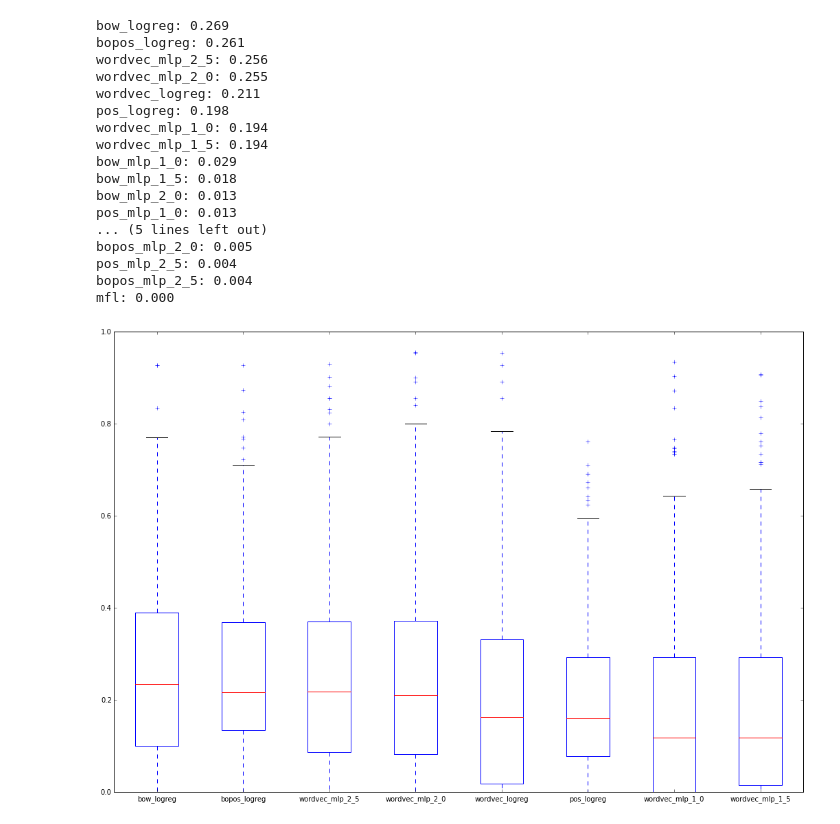
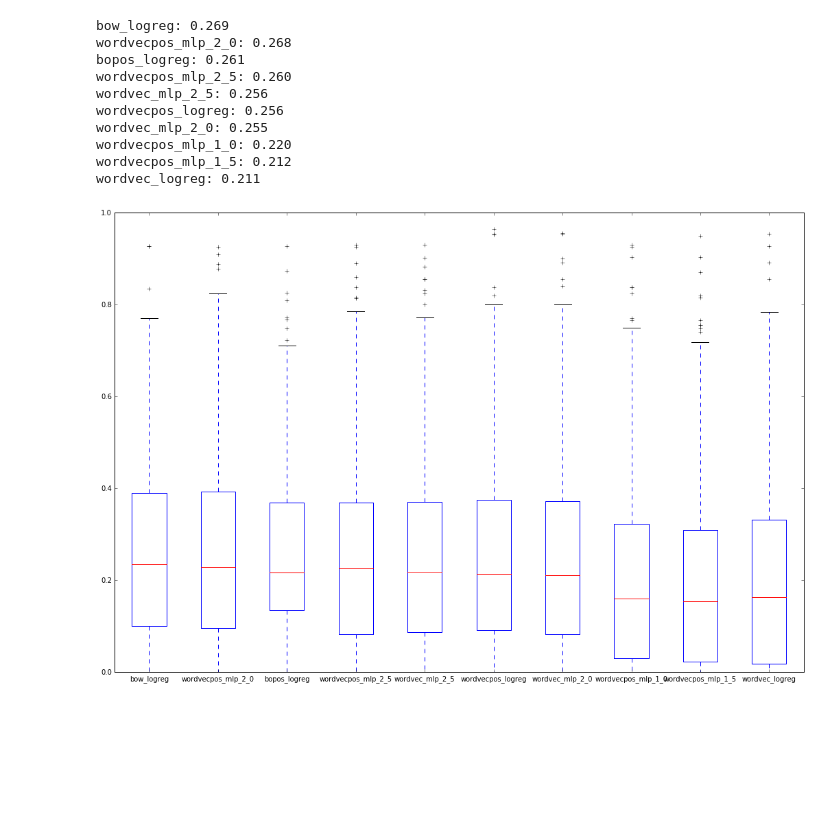
Before and after one commit to crscardellino/dnnwsd, a Jupyter notebook: graphics/graphics_all.ipynb, the cells around one changed output. Saved outputs shown, nothing was run; the diff lists cells and outputs as text; code cells hidden in the pictures; blank space fills up the shorter version.

```diff
--- a/graphics/graphics_all.ipynb
+++ b/graphics/graphics_all.ipynb
@@ -35,9 +35,14 @@ experiments = [
     "wordvec_mlp_1_5",
     "wordvec_mlp_2_0",
     "wordvec_mlp_2_5",
+    "wordvecpos_logreg",
+    "wordvecpos_mlp_1_0",
+    "wordvecpos_mlp_1_5",
+    "wordvecpos_mlp_2_0",
+    "wordvecpos_mlp_2_5"
 ]
 
-directory = "../results/"
+directory = "../resources/results/results_supervised/"
 verbs_file = "../resources/sensem/verbs"
 # %%
 with open(verbs_file, "r") as f:
@@ -104,8 +109,8 @@ def get_boxplot_lcr():
 
     return boxplot_lcr
 # %%
-plt.boxplot(get_boxplot_accuracies()[:8], labels=zip(*best_experiments_accuracy)[0][:8])
+plt.boxplot(get_boxplot_accuracies()[:10], labels=zip(*best_experiments_accuracy)[0][:10])
 
-for experiment, value in best_experiments_accuracy:
+for experiment, value in best_experiments_accuracy[:10]:
     print "{}: {:.03f}".format(experiment, value)
 # %% [output]
@@ -130,6 +128,6 @@ mfl: 0.660
 # %%
-plt.boxplot(get_boxplot_mcp()[:8], labels=zip(*best_experiments_mcp)[0][:8])
+plt.boxplot(get_boxplot_mcp()[:10], labels=zip(*best_experiments_mcp)[0][:10])
 
-for experiment, value in best_experiments_mcp:
+for experiment, value in best_experiments_mcp[:10]:
     print "{}: {:.03f}".format(experiment, value)
 # %% [output]
@@ -154,24 +145,17 @@ bopos_mlp_2_5: 0.658
 # %%
-plt.boxplot(get_boxplot_lcr()[:8], labels=zip(*best_experiments_lcr)[0][:8])
+plt.boxplot(get_boxplot_lcr()[:10], labels=zip(*best_experiments_lcr)[0][:10])
 
-for experiment, value in best_experiments_lcr:
+for experiment, value in best_experiments_lcr[:10]:
     print "{}: {:.03f}".format(experiment, value)
 # %% [output]
 bow_logreg: 0.269
+wordvecpos_mlp_2_0: 0.268
 bopos_logreg: 0.261
+wordvecpos_mlp_2_5: 0.260
 wordvec_mlp_2_5: 0.256
+wordvecpos_logreg: 0.256
 wordvec_mlp_2_0: 0.255
+wordvecpos_mlp_1_0: 0.220
+wordvecpos_mlp_1_5: 0.212
 wordvec_logreg: 0.211
-pos_logreg: 0.198
-wordvec_mlp_1_0: 0.194
-wordvec_mlp_1_5: 0.194
-bow_mlp_1_0: 0.029
-bow_mlp_1_5: 0.018
-bow_mlp_2_0: 0.013
-pos_mlp_1_0: 0.013
-... (5 lines left out)
-bopos_mlp_2_0: 0.005
-pos_mlp_2_5: 0.004
-bopos_mlp_2_5: 0.004
-mfl: 0.000
-[figure, old version]
+[figure, new version]
```
Also changed, not shown: parts of 2 cells of this notebook.
